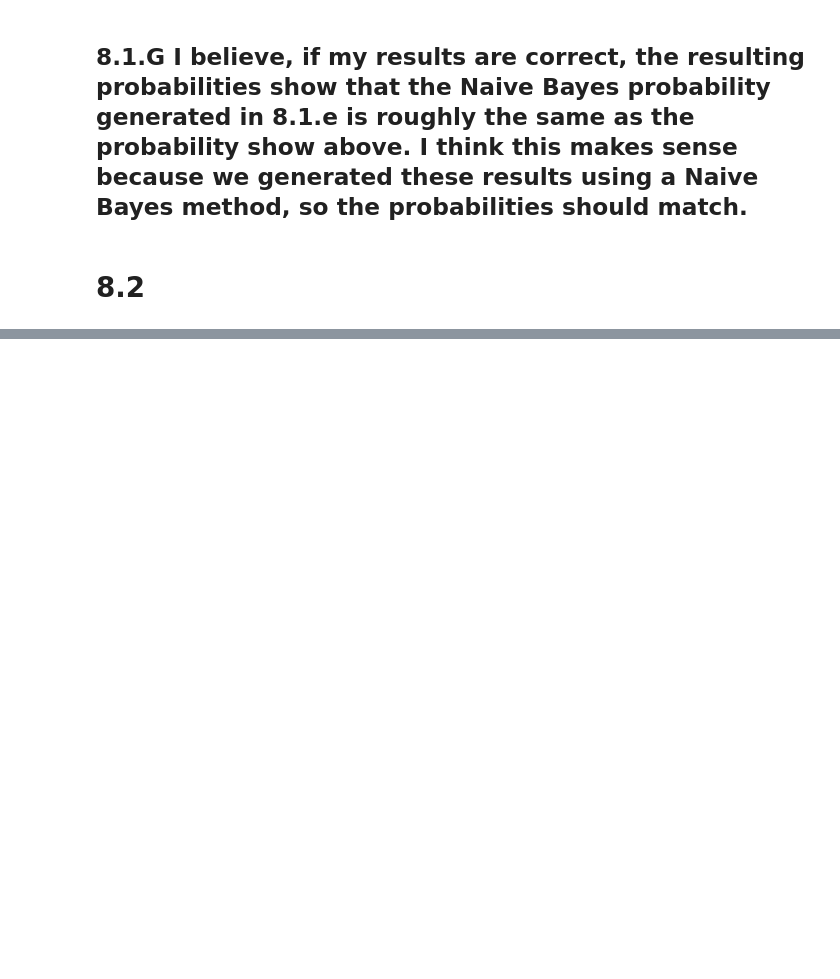
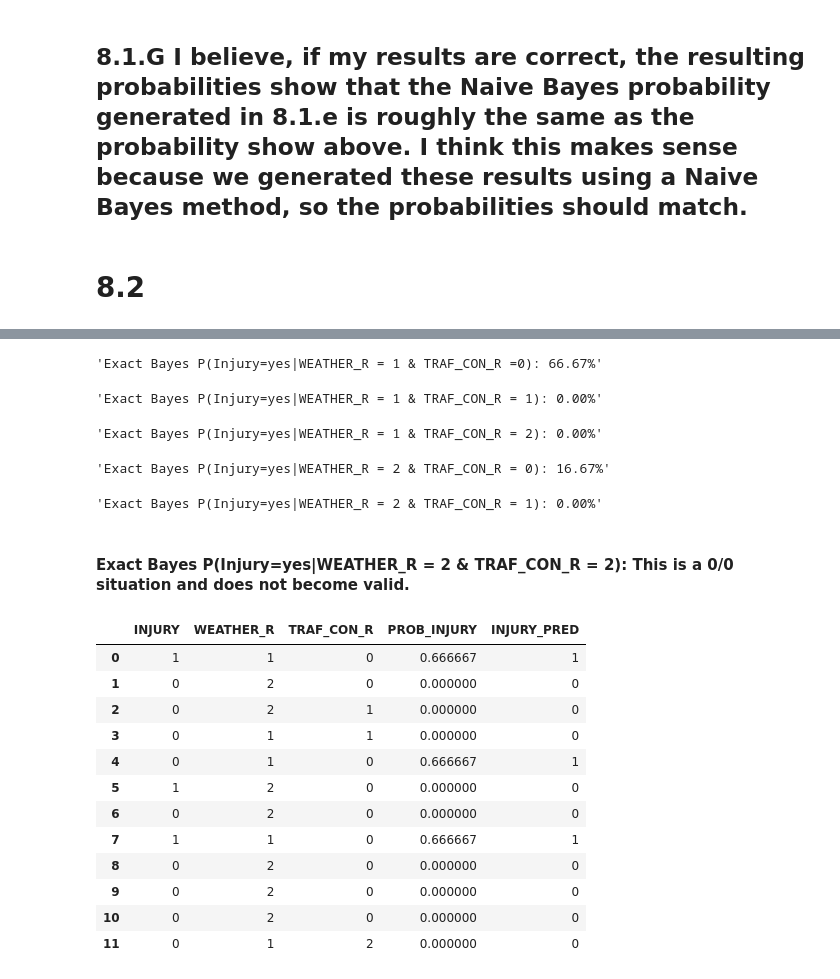
Before and after one commit to wolfesamk/MSBA-206, a Jupyter notebook: DMBA Chapter 8.ipynb, the cells around one changed output, grey strips where cells are left out. Drawn from its saved outputs; the diff is of its cells as text; code cells hidden in the pictures; blank space fills up the shorter version.

```diff
--- a/DMBA Chapter 8.ipynb
+++ b/DMBA Chapter 8.ipynb
@@ -289,0 +345,61 @@ df[mask]
+# %%
+P_I1_W1_T0_S = f'Exact Bayes P(Injury=yes|WEATHER_R = 1 & TRAF_CON_R =0): {(((dfAA_b_PT_i.iat[0,1]) / (dfAA_b_PT_i.iat[0,2]))*((dfAA_b_PT_i.iat[0,2]) / (dfAA_b_PT_i.iat[5,2])))/((dfAA_b_PT_i.iat[0,2]) / (dfAA_b_PT_i.iat[5,2])):.2%}'
+P_I1_W1_T0 = (((dfAA_b_PT_i.iat[0,1]) / (dfAA_b_PT_i.iat[0,2]))*((dfAA_b_PT_i.iat[0,2]) / (dfAA_b_PT_i.iat[5,2])))/((dfAA_b_PT_i.iat[0,2]) / (dfAA_b_PT_i.iat[5,2]))
+prob.append(P_I1_W1_T0)
+P_I1_W1_T0_S
+# %% [output]
+'Exact Bayes P(Injury=yes|WEATHER_R = 1 & TRAF_CON_R =0): 66.67%'
+# %%
+P_I1_W1_T1_S = f'Exact Bayes P(Injury=yes|WEATHER_R = 1 & TRAF_CON_R = 1): {(((dfAA_b_PT_i.iat[1,1]) / (dfAA_b_PT_i.iat[1,2]))*((dfAA_b_PT_i.iat[1,2]) / (dfAA_b_PT_i.iat[5,2])))/((dfAA_b_PT_i.iat[1,2]) / (dfAA_b_PT_i.iat[5,2])):.2%}'
+P_I1_W1_T1 = (((dfAA_b_PT_i.iat[1,1]) / (dfAA_b_PT_i.iat[1,2]))*((dfAA_b_PT_i.iat[1,2]) / (dfAA_b_PT_i.iat[5,2])))/((dfAA_b_PT_i.iat[1,2]) / (dfAA_b_PT_i.iat[5,2]))
+prob.append(P_I1_W1_T1)
+P_I1_W1_T1_S
+# %% [output]
+'Exact Bayes P(Injury=yes|WEATHER_R = 1 & TRAF_CON_R = 1): 0.00%'
+# %%
+P_I1_W1_T2_S = f'Exact Bayes P(Injury=yes|WEATHER_R = 1 & TRAF_CON_R = 2): {(((dfAA_b_PT_i.iat[2,1]) / (dfAA_b_PT_i.iat[2,2]))*((dfAA_b_PT_i.iat[2,2]) / (dfAA_b_PT_i.iat[5,2])))/((dfAA_b_PT_i.iat[2,2]) / (dfAA_b_PT_i.iat[5,2])):.2%}'
+P_I1_W1_T2 = (((dfAA_b_PT_i.iat[2,1]) / (dfAA_b_PT_i.iat[2,2]))*((dfAA_b_PT_i.iat[2,2]) / (dfAA_b_PT_i.iat[5,2])))/((dfAA_b_PT_i.iat[2,2]) / (dfAA_b_PT_i.iat[5,2]))
+prob.append(P_I1_W1_T2)
+P_I1_W1_T2_S
+# %% [output]
+'Exact Bayes P(Injury=yes|WEATHER_R = 1 & TRAF_CON_R = 2): 0.00%'
+# %%
+P_I1_W0_T0_S = f'Exact Bayes P(Injury=yes|WEATHER_R = 2 & TRAF_CON_R = 0): {(((dfAA_b_PT_i.iat[3,1]) / (dfAA_b_PT_i.iat[3,2]))*((dfAA_b_PT_i.iat[3,2]) / (dfAA_b_PT_i.iat[5,2])))/((dfAA_b_PT_i.iat[3,2]) / (dfAA_b_PT_i.iat[5,2])):.2%}'
+P_I1_W0_T0 = (((dfAA_b_PT_i.iat[3,1]) / (dfAA_b_PT_i.iat[3,2]))*((dfAA_b_PT_i.iat[3,2]) / (dfAA_b_PT_i.iat[5,2])))/((dfAA_b_PT_i.iat[3,2]) / (dfAA_b_PT_i.iat[5,2]))
+prob.append(P_I1_W0_T0)
+P_I1_W0_T0_S
+# %% [output]
+'Exact Bayes P(Injury=yes|WEATHER_R = 2 & TRAF_CON_R = 0): 16.67%'
+# %%
+P_I1_W0_T0_S = f'Exact Bayes P(Injury=yes|WEATHER_R = 2 & TRAF_CON_R = 1): {(((dfAA_b_PT_i.iat[4,1]) / (dfAA_b_PT_i.iat[4,2]))*((dfAA_b_PT_i.iat[4,2]) / (dfAA_b_PT_i.iat[5,2])))/((dfAA_b_PT_i.iat[4,2]) / (dfAA_b_PT_i.iat[5,2])):.2%}'
+P_I1_W0_T0 = (((dfAA_b_PT_i.iat[4,1]) / (dfAA_b_PT_i.iat[4,2]))*((dfAA_b_PT_i.iat[4,2]) / (dfAA_b_PT_i.iat[5,2])))/((dfAA_b_PT_i.iat[4,2]) / (dfAA_b_PT_i.iat[5,2]))
+prob.append(P_I1_W0_T0)
+P_I1_W0_T0_S
+# %% [output]
+'Exact Bayes P(Injury=yes|WEATHER_R = 2 & TRAF_CON_R = 1): 0.00%'
+# %% [markdown]
+#### Exact Bayes P(Injury=yes|WEATHER_R = 2 & TRAF_CON_R = 2): This is a 0/0 situation and does not become valid.
+# %%
+conditions = [(dfAA_b.WEATHER_R == 1) & (dfAA_b.TRAF_CON_R == 0),
+    (dfAA_b.WEATHER_R == 1) & (dfAA_b.TRAF_CON_R == 1),
+    (dfAA_b.WEATHER_R == 1) & (dfAA_b.TRAF_CON_R == 2),
+    (dfAA_b.WEATHER_R == 0) & (dfAA_b.TRAF_CON_R == 0),
+    (dfAA_b.WEATHER_R == 0) & (dfAA_b.TRAF_CON_R == 1)]
+# %%
+dfAA_b['PROB_INJURY'] = np.select(conditions, prob)
+dfAA_b['INJURY_PRED'] = np.where(dfAA_b.PROB_INJURY > 0.5,1,0)
+dfAA_b
+# %% [output]
+|  | INJURY | WEATHER_R | TRAF_CON_R | PROB_INJURY | INJURY_PRED |
+| 0 | 1 | 1 | 0 | 0.666667 | 1 |
+| 1 | 0 | 2 | 0 | 0.000000 | 0 |
+| 2 | 0 | 2 | 1 | 0.000000 | 0 |
+| 3 | 0 | 1 | 1 | 0.000000 | 0 |
+| 4 | 0 | 1 | 0 | 0.666667 | 1 |
+| 5 | 1 | 2 | 0 | 0.000000 | 0 |
+| 6 | 0 | 2 | 0 | 0.000000 | 0 |
+| 7 | 1 | 1 | 0 | 0.666667 | 1 |
+| 8 | 0 | 2 | 0 | 0.000000 | 0 |
+| 9 | 0 | 2 | 0 | 0.000000 | 0 |
+| 10 | 0 | 2 | 0 | 0.000000 | 0 |
+| 11 | 0 | 1 | 2 | 0.000000 | 0 |
```
Also changed, not shown: parts of 12 cells of this notebook.
